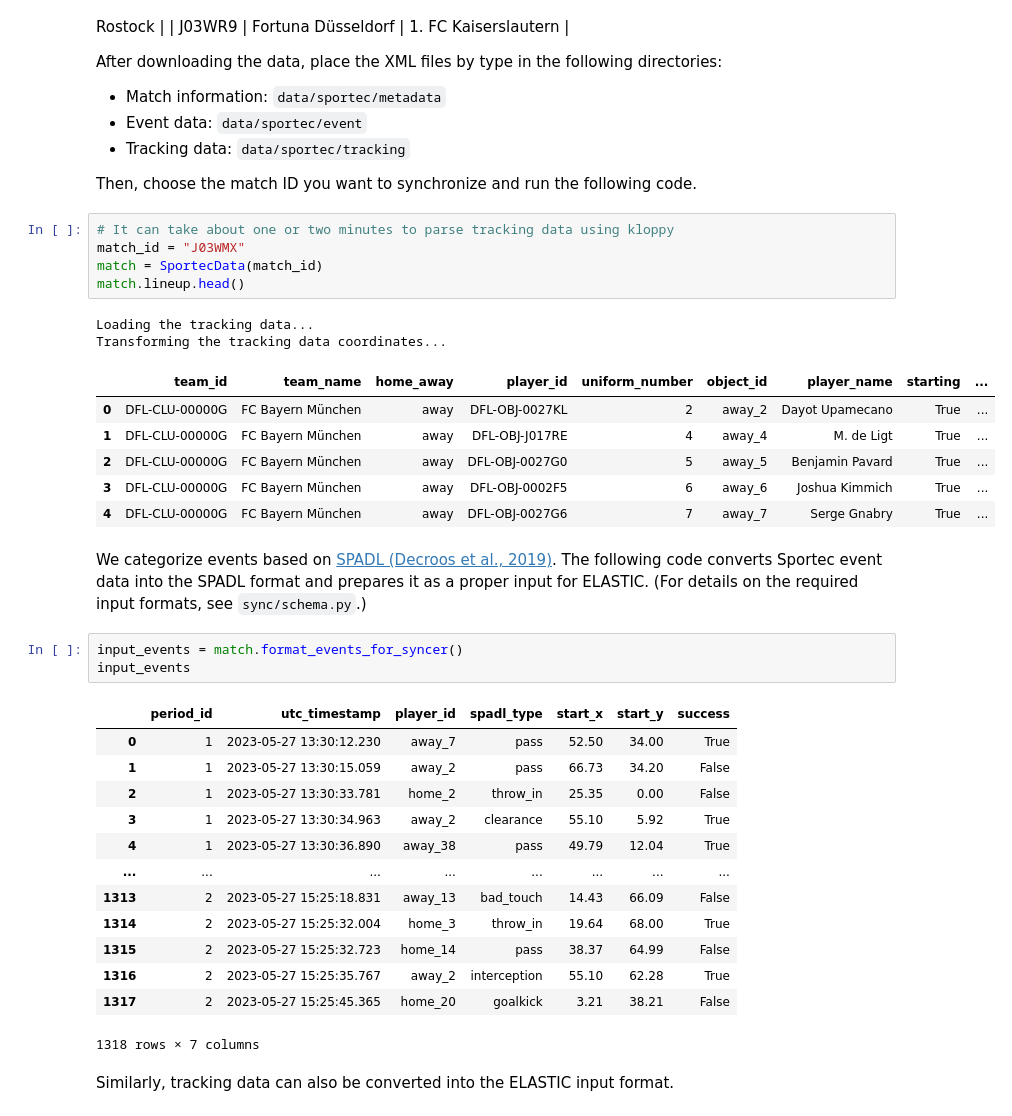
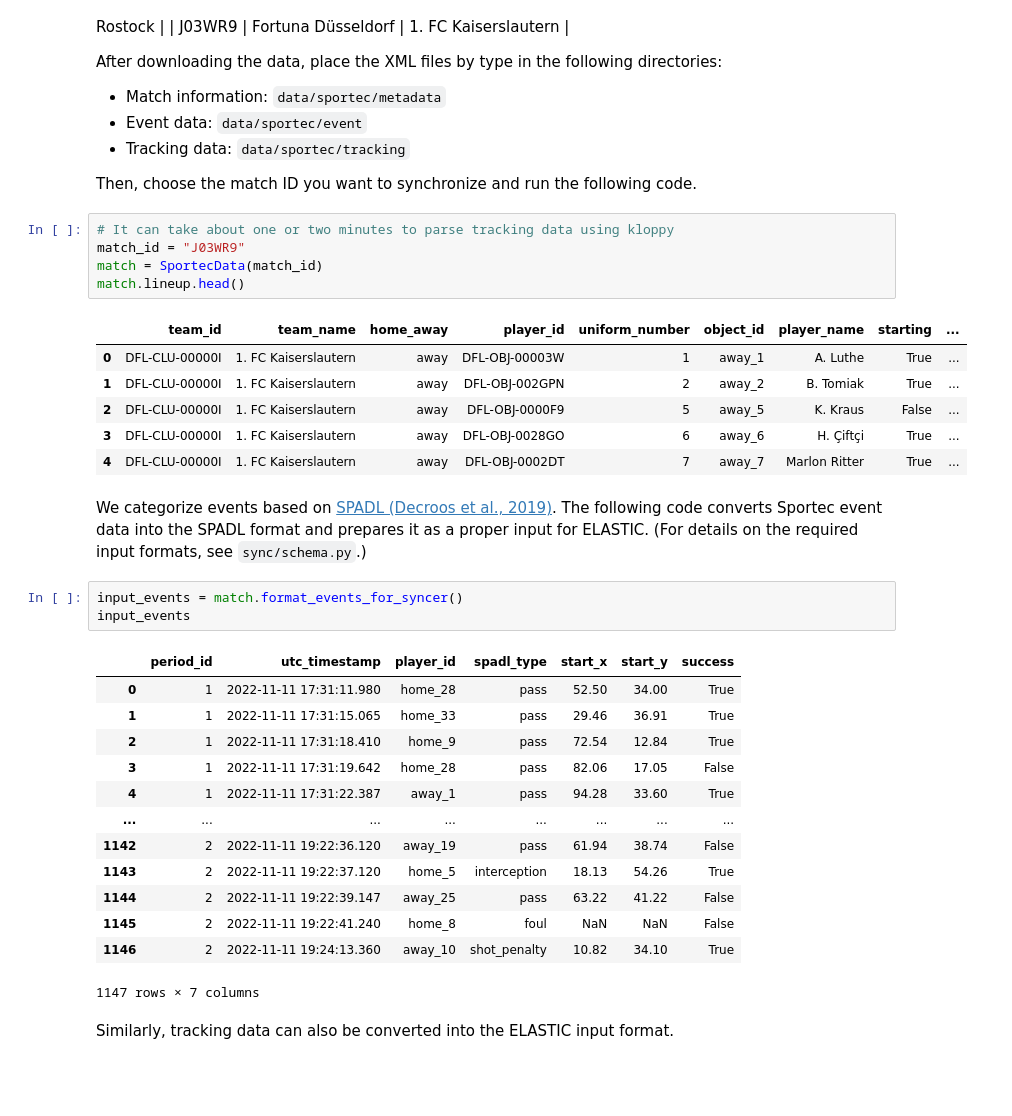
Before and after one commit to hyunsungkim-ds/elastic, a Jupyter notebook: tutorial.ipynb, the cells around one changed output. Drawn from its saved outputs; the diff is of its cells as text; blank space fills up the shorter version.

```diff
--- a/tutorial.ipynb
+++ b/tutorial.ipynb
@@ -40,18 +41,16 @@ After downloading the data, place the XML files by type in the following directo
 Then, choose the match ID you want to synchronize and run the following code.
 # %%
 # It can take about one or two minutes to parse tracking data using kloppy
-match_id = "J03WMX"
+match_id = "J03WR9"
 match = SportecData(match_id)
 match.lineup.head()
 # %% [output]
-Loading the tracking data...
-Transforming the tracking data coordinates...
 |  | team_id | team_name | home_away | player_id | uniform_number | object_id | player_name | starting | ... |
-| 0 | DFL-CLU-00000G | FC Bayern München | away | DFL-OBJ-0027KL | 2 | away_2 | Dayot Upamecano | True | ... |
-| 1 | DFL-CLU-00000G | FC Bayern München | away | DFL-OBJ-J017RE | 4 | away_4 | M. de Ligt | True | ... |
-| 2 | DFL-CLU-00000G | FC Bayern München | away | DFL-OBJ-0027G0 | 5 | away_5 | Benjamin Pavard | True | ... |
-| 3 | DFL-CLU-00000G | FC Bayern München | away | DFL-OBJ-0002F5 | 6 | away_6 | Joshua Kimmich | True | ... |
-| 4 | DFL-CLU-00000G | FC Bayern München | away | DFL-OBJ-0027G6 | 7 | away_7 | Serge Gnabry | True | ... |
+| 0 | DFL-CLU-00000I | 1. FC Kaiserslautern | away | DFL-OBJ-00003W | 1 | away_1 | A. Luthe | True | ... |
+| 1 | DFL-CLU-00000I | 1. FC Kaiserslautern | away | DFL-OBJ-002GPN | 2 | away_2 | B. Tomiak | True | ... |
+| 2 | DFL-CLU-00000I | 1. FC Kaiserslautern | away | DFL-OBJ-0000F9 | 5 | away_5 | K. Kraus | False | ... |
+| 3 | DFL-CLU-00000I | 1. FC Kaiserslautern | away | DFL-OBJ-0028GO | 6 | away_6 | H. Çiftçi | True | ... |
+| 4 | DFL-CLU-00000I | 1. FC Kaiserslautern | away | DFL-OBJ-0002DT | 7 | away_7 | Marlon Ritter | True | ... |
 # %% [markdown]
 We categorize events based on [SPADL (Decroos et al., 2019)](https://arxiv.org/abs/1802.07127). The following code converts Sportec event data into the SPADL format and prepares it as a proper input for ELASTIC. (For details on the required input formats, see `sync/schema.py`.)
 # %%
@@ -59,18 +58,18 @@ input_events = match.format_events_for_syncer()
 input_events
 # %% [output]
 |  | period_id | utc_timestamp | player_id | spadl_type | start_x | start_y | success |
-| 0 | 1 | 2023-05-27 13:30:12.230 | away_7 | pass | 52.50 | 34.00 | True |
-| 1 | 1 | 2023-05-27 13:30:15.059 | away_2 | pass | 66.73 | 34.20 | False |
-| 2 | 1 | 2023-05-27 13:30:33.781 | home_2 | throw_in | 25.35 | 0.00 | False |
-| 3 | 1 | 2023-05-27 13:30:34.963 | away_2 | clearance | 55.10 | 5.92 | True |
-| 4 | 1 | 2023-05-27 13:30:36.890 | away_38 | pass | 49.79 | 12.04 | True |
+| 0 | 1 | 2022-11-11 17:31:11.980 | home_28 | pass | 52.50 | 34.00 | True |
+| 1 | 1 | 2022-11-11 17:31:15.065 | home_33 | pass | 29.46 | 36.91 | True |
+| 2 | 1 | 2022-11-11 17:31:18.410 | home_9 | pass | 72.54 | 12.84 | True |
+| 3 | 1 | 2022-11-11 17:31:19.642 | home_28 | pass | 82.06 | 17.05 | False |
+| 4 | 1 | 2022-11-11 17:31:22.387 | away_1 | pass | 94.28 | 33.60 | True |
 | ... | ... | ... | ... | ... | ... | ... | ... |
-| 1313 | 2 | 2023-05-27 15:25:18.831 | away_13 | bad_touch | 14.43 | 66.09 | False |
-| 1314 | 2 | 2023-05-27 15:25:32.004 | home_3 | throw_in | 19.64 | 68.00 | True |
-| 1315 | 2 | 2023-05-27 15:25:32.723 | home_14 | pass | 38.37 | 64.99 | False |
-| 1316 | 2 | 2023-05-27 15:25:35.767 | away_2 | interception | 55.10 | 62.28 | True |
-| 1317 | 2 | 2023-05-27 15:25:45.365 | home_20 | goalkick | 3.21 | 38.21 | False |
+| 1142 | 2 | 2022-11-11 19:22:36.120 | away_19 | pass | 61.94 | 38.74 | False |
+| 1143 | 2 | 2022-11-11 19:22:37.120 | home_5 | interception | 18.13 | 54.26 | True |
+| 1144 | 2 | 2022-11-11 19:22:39.147 | away_25 | pass | 63.22 | 41.22 | False |
+| 1145 | 2 | 2022-11-11 19:22:41.240 | home_8 | foul | NaN | NaN | False |
+| 1146 | 2 | 2022-11-11 19:24:13.360 | away_10 | shot_penalty | 10.82 | 34.10 | True |
-1318 rows × 7 columns
+1147 rows × 7 columns
 # %% [markdown]
 Similarly, tracking data can also be converted into the ELASTIC input format.
 # %%
```
Also changed, not shown: parts of 6 cells of this notebook, 1 other file.
